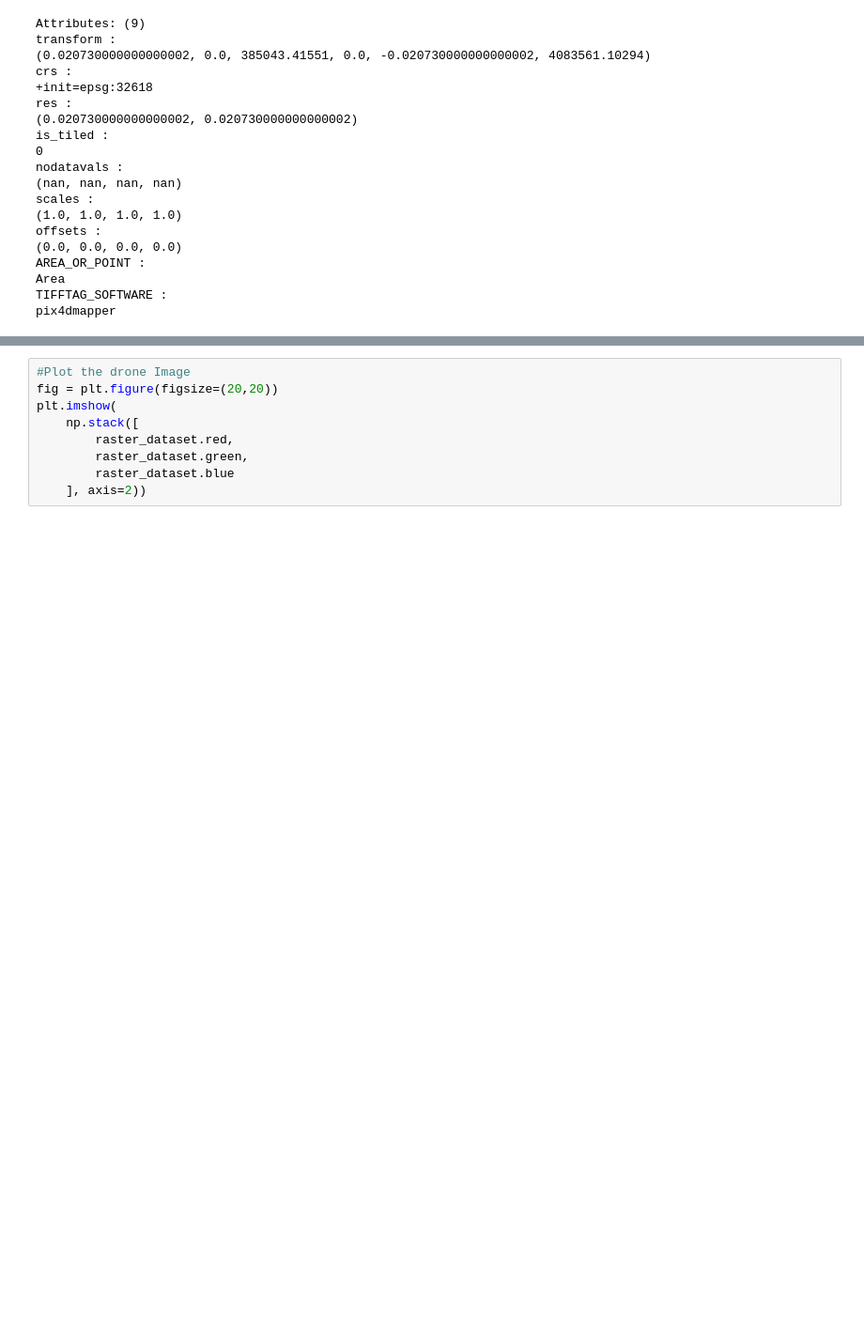
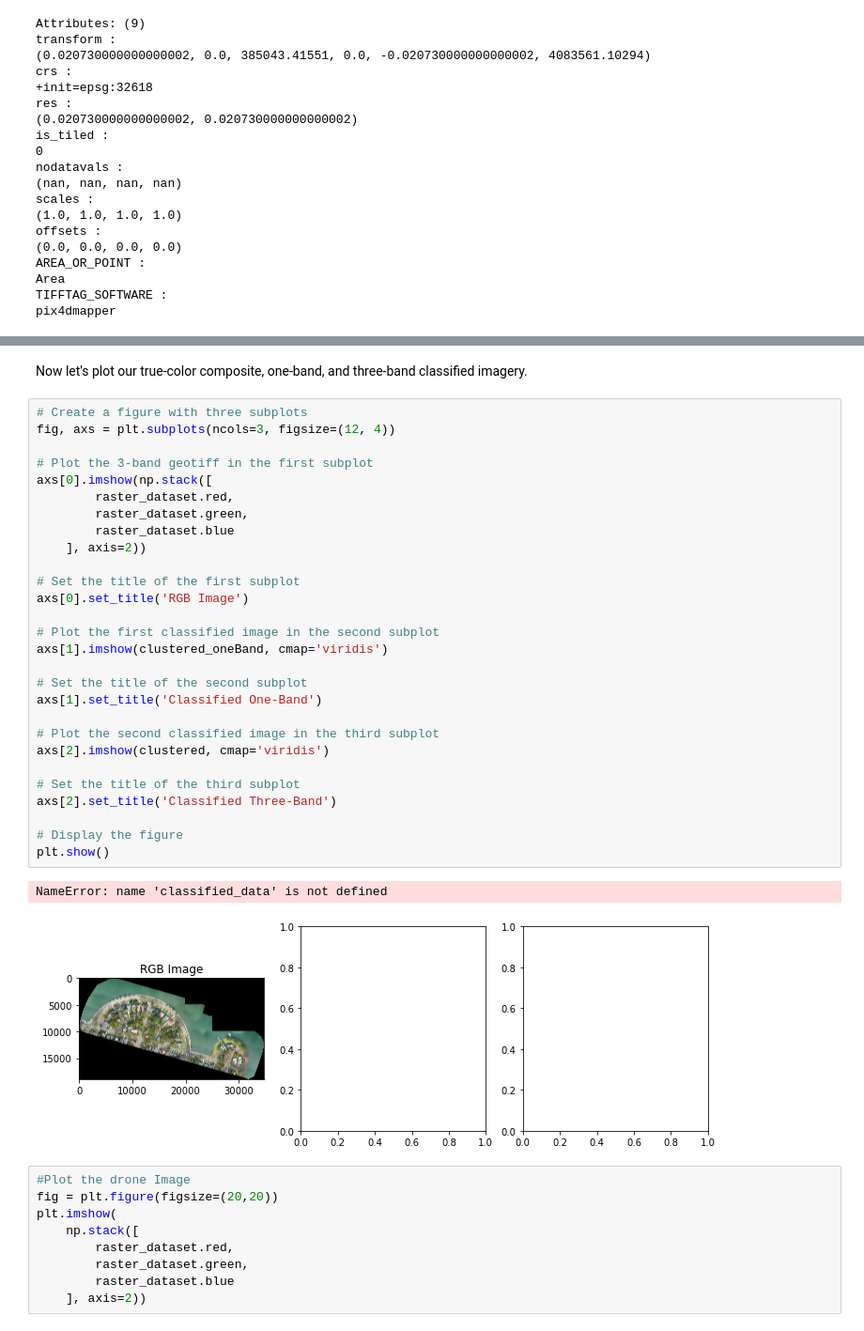
Before and after one commit to ODU-GeoSEA/va-datacube, a Jupyter notebook: real_world_examples/UAV_floodFeature.ipynb, the cells around one changed output, grey strips where cells are left out. Shown at 94% size. Cells and saved outputs as stored; diff of their text form; blank space fills up the shorter version.

```diff
--- a/real_world_examples/UAV_floodFeature.ipynb
+++ b/real_world_examples/UAV_floodFeature.ipynb
@@ -361,6 +325,39 @@ with rasterio.open(raster_path) as dataset:
     plt.show()
 # %% [output]
 [figure]
+# %% [markdown]
+Now let's plot our true-color composite, one-band, and three-band classified imagery.
+# %%
+# Create a figure with three subplots
+fig, axs = plt.subplots(ncols=3, figsize=(12, 4))
+
+# Plot the 3-band geotiff in the first subplot
+axs[0].imshow(np.stack([
+        raster_dataset.red,
+        raster_dataset.green,
+        raster_dataset.blue
+    ], axis=2))
+
+# Set the title of the first subplot
+axs[0].set_title('RGB Image')
+
+# Plot the first classified image in the second subplot
+axs[1].imshow(clustered_oneBand, cmap='viridis')
+
+# Set the title of the second subplot
+axs[1].set_title('Classified One-Band')
+
+# Plot the second classified image in the third subplot
+axs[2].imshow(clustered, cmap='viridis')
+
+# Set the title of the third subplot
+axs[2].set_title('Classified Three-Band')
+
+# Display the figure
+plt.show()
+# %% [output]
+NameError: name 'classified_data' is not defined
+[figure, added]
 # %%
 #Plot the drone Image
 fig = plt.figure(figsize=(20,20))
```
Also changed, not shown: parts of 7 cells of this notebook.
